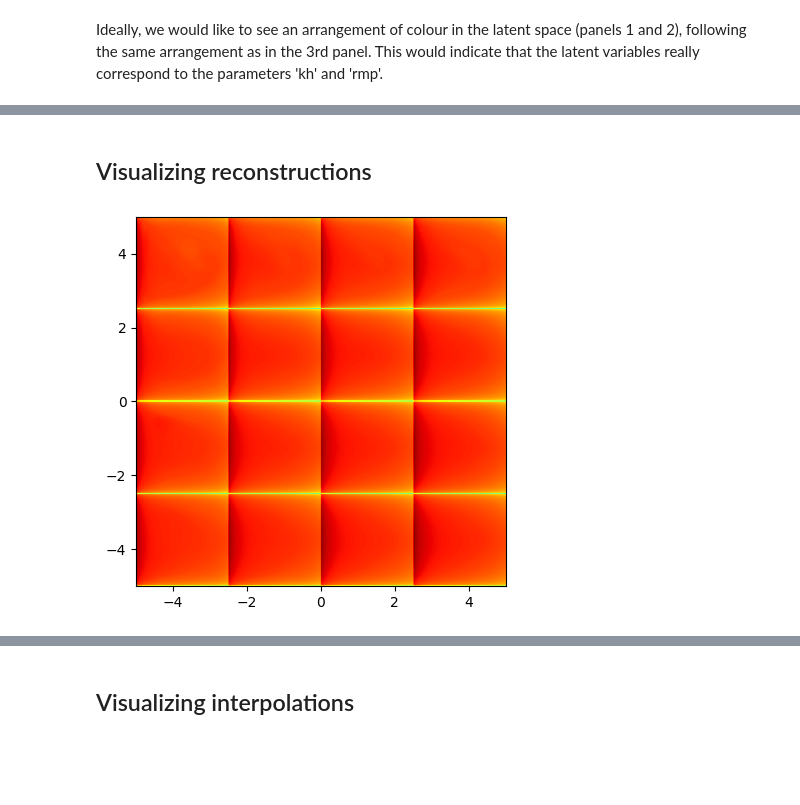
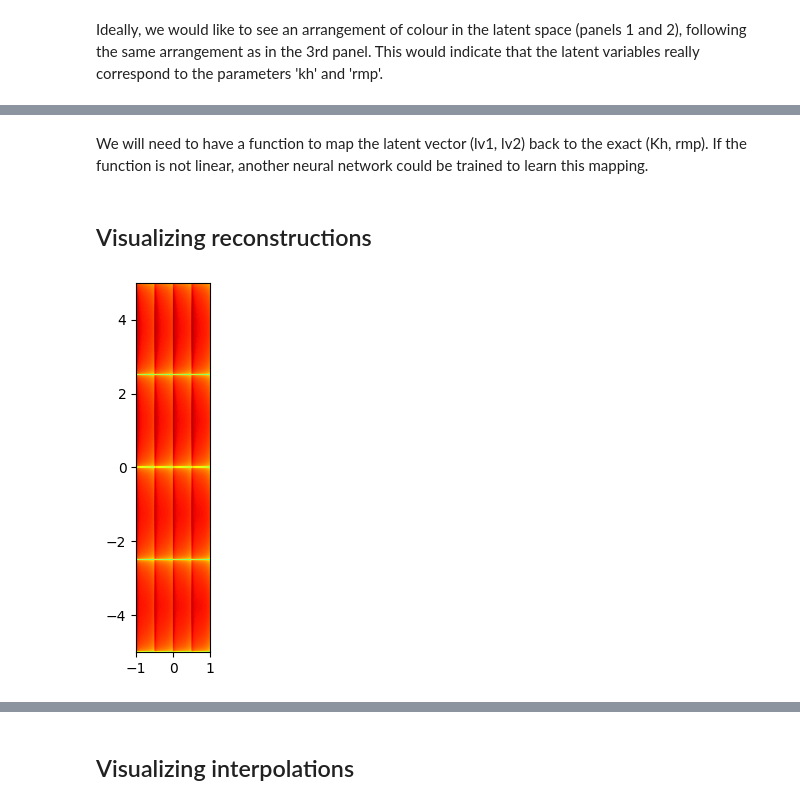
Before and after one commit to ikitcheng/mdiscnet, a Jupyter notebook: mdiscnet/eval.ipynb, the cells around one changed output, grey strips where cells are left out. Cells and saved outputs as stored; diff of their text form; code cells hidden in the pictures; blank space fills up the shorter version.

```diff
--- a/mdiscnet/eval.ipynb
+++ b/mdiscnet/eval.ipynb
@@ -18,10 +21,13 @@ device = torch.device("cuda" if torch.cuda.is_available() else "cpu")
 # %% [markdown]
 # Model
 # %%
-# load the model
+# initialise vae model
 beta = 1.0
 vae = VAE(image_channels=1, h_dim=256 * 1 * 1, z_dim=2, beta = beta, device=device)
-vae = load_model(vae, model_path='./my_model/vae_beta1.0_epoch1000_batchsize16_lr1e-3.pth')
+vae = torch.compile(vae) # comment this line if loading a non-compiled model
+# %%
+# load weights
+vae = load_model(vae, model_path='./my_model/beta1.0_epoch3000_batchsize32_lr0.001/model.pth', device=device)
 # %% [markdown]
 # Dataset
 # %%
@@ -58,9 +84,11 @@ Ideally, we would like to see an arrangement of colour in the latent space (pane
+# %% [markdown]
+We will need to have a function to map the latent vector (lv1, lv2) back to the exact (Kh, rmp). If the function is not linear, another neural network could be trained to learn this mapping.
 # %% [markdown]
 ## Visualizing reconstructions
 # %%
-plot_reconstructed(vae, width=512, z0=(-5, 5), z1=(-5, 5), n_img=4)
+plot_reconstructed(vae, width=512, z0=(-1, 1), z1=(-5, 5), n_img=4)
 # %% [output]
-[figure, old version]
+[figure, new version]
 # %%
 # load a sample from the dataloader
 for x, y in dataloader:
```
Also changed, not shown: parts of 17 cells of this notebook, 3 other files.
